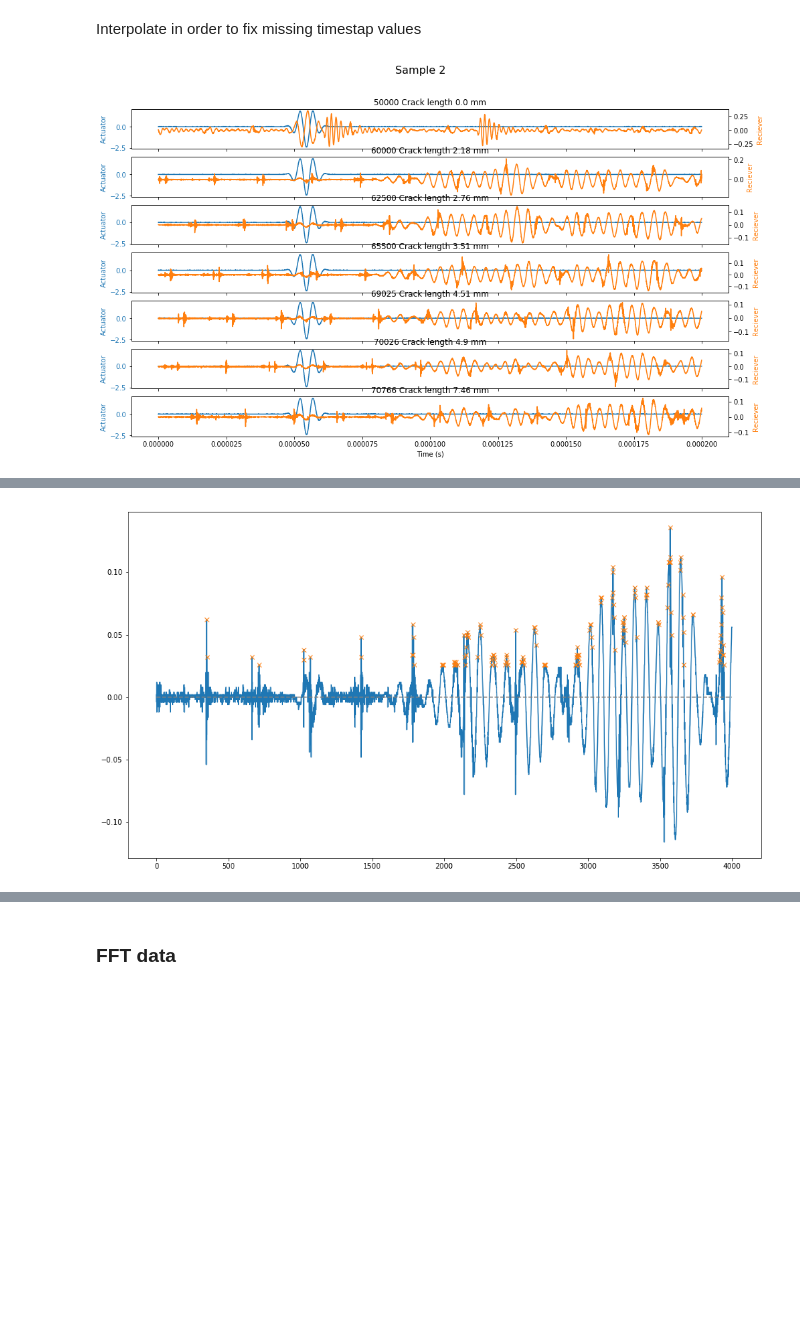
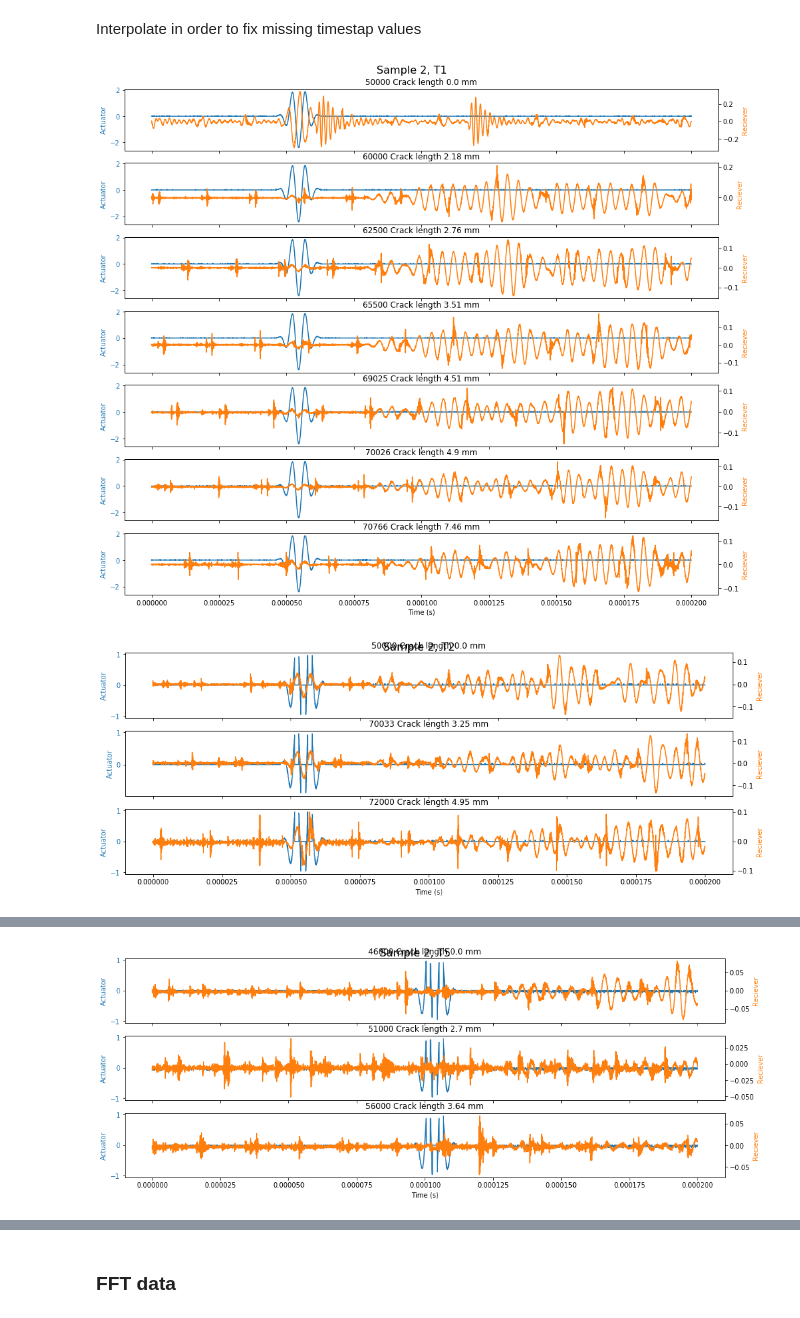
Before and after one commit to nikolaikk/Challenge, a Jupyter notebook: phm_challenge.ipynb, the cells around one changed output, grey strips where cells are left out. Cells and saved outputs as stored; diff of their text form; code cells hidden in the pictures; blank space fills up the shorter version.

Commit message:
Plot function has been changed

```diff
--- a/phm_challenge.ipynb
+++ b/phm_challenge.ipynb
@@ -49,8 +49,8 @@ for dir1 in natsorted(os.listdir(path)):
 #         print(path1)
         # go over all cycles
         for dir2 in natsorted(os.listdir(path1)):
-#             print(dir2)
-            if re.match('\d{5}',dir2):
+            if re.match('\d{5}',dir2) and not (dir1=="T5" and dir2 =="42000"):   # exclude T5 42000 sample
+#                 print(dir1, " ", dir2)
                 path3 = os.path.join(path1,dir2)
 #                 print(path3)
                 signals = []
@@ -113,9 +113,9 @@ def interpolate_data(data):
 for val in data_dic.values():
     val = interpolate_data(val)
 # %%
-def plot_T0(data, sample = 0):
+def plot_T0(data, T,sample = 0):
 
-    fig, ax = plt.subplots(len(data),1)
+    fig, ax = plt.subplots(len(data),1, figsize=(16,len(data)*2))
     for i, (key,val) in enumerate(data.items()):
 
         color = "tab:blue"
@@ -131,7 +131,8 @@ def plot_T0(data, sample = 0):
         ax2.plot(val[sample].iloc[:,0],val[sample].iloc[:,2], color=color)
         ax[i].title.set_text(f'{key} Crack length {float(np.unique(val[0].iloc[:,-1]))} mm')
 
-    fig.suptitle(f'Sample {sample+1}', fontsize=16)
+    fig.suptitle(f'Sample {sample+1}, {T}', fontsize=16, size=16, y =0.915)
+
 
     [plt.setp(ax[i].get_xticklabels(), visible=False) for i in range(len(data)-1)]
 
@@ -149,33 +150,38 @@ def plot_T(data, sample = 0, size = None):
 
         trace = go.Scatter(x=val[sample].iloc[:,0], y=val[sample].iloc[:,1], mode='lines', name=f'y{i}',
                            line = dict(color = 'blue'))
         fig.append_trace(trace, i+1, 1)
         trace = go.Scatter(x=val[sample].iloc[:,0], y=val[sample].iloc[:,2], mode='lines', name=f'y{i+len_}',
                            line = dict(color = 'red'))
         fig.append_trace(trace, i+1, 1)
 
     t = len_
     for i in range(t*2):
         if i%2==1:
             t+=1
             fig['data'][i].update(yaxis=f'y{t}')
 
 
     fig['layout'].update(autosize=False, width=size[0], height=size[1], showlegend=False, hovermode='x')
 
 
     for i in range(len_):
         fig['layout'][f'yaxis{i+1}'].update(showgrid=False, title='Actuator', color = 'blue')
         fig['layout'][f'yaxis{i+len_+1}'] = dict(overlaying=f'y{i+1}', anchor=f'x{i+1}',
                                                    side='right', showgrid=False, title='Reciever', color = 'red')
         fig['layout']['annotations'][i]["text"] = f'Number of cycles {list(data.keys())[i]}'
 
     return py.iplot(fig, filename='simple-subplot-with-annotations', template='ggplot')
 
 
-T = "T1"
+T = "T6"
 plot_T = plot_T0
 # plot_T(data_dic[T])
-plot_T(data_dic[T], sample = 1)
+# plot_T(data_dic[T], T, sample = 1)
+
+
+for key in data_dic.keys():
+    plot_T(data_dic[key], key, sample = 1)
 # %% [output]
-[figure, old version]
+[figure, new version]
+[figure, added]
@@ -181,0 +190 @@ plot_T(data_dic[T], sample = 1)
+[figure, added]
@@ -182,13 +191,0 @@ plot_T(data_dic[T], sample = 1)
-# %%
-import matplotlib.pyplot as plt
-from scipy.signal import find_peaks
-
-# 50000  60000  62500  65500  69025  70026  70766
-x = data_dic[T]['70766'][0].iloc[:,2]
-peaks, _ = find_peaks(x, height=0.025)
-plt.plot(x)
-plt.plot(peaks, x[peaks], "x")
-plt.plot(np.zeros_like(x), "--", color="gray")
-plt.show()
-# %% [output]
-[figure, removed]
```
Also changed, not shown: parts of 6 cells of this notebook.
